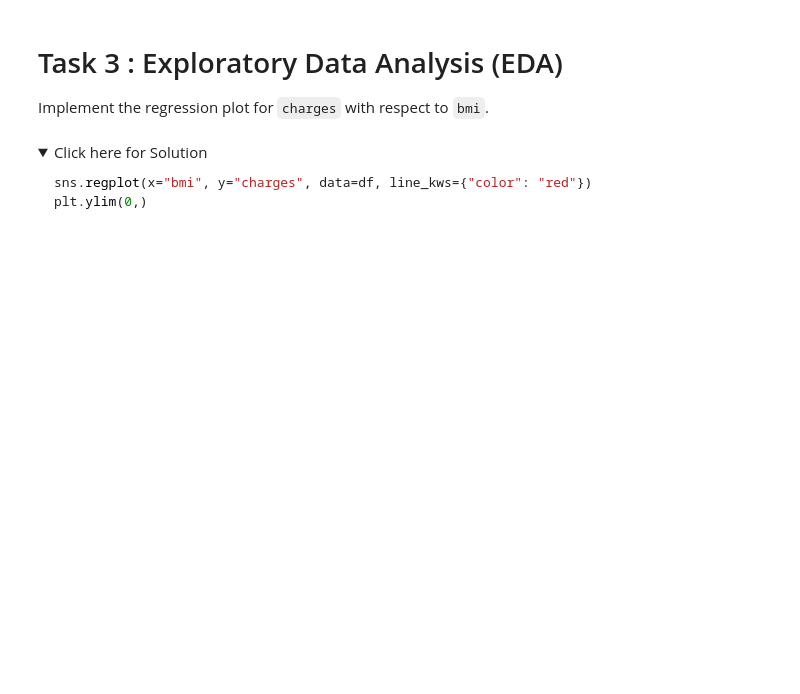
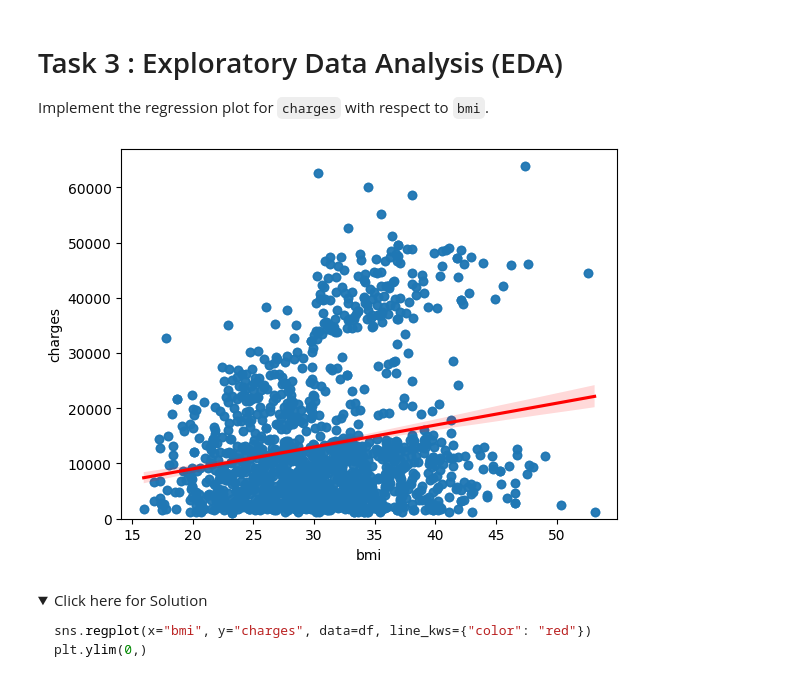
Before and after one commit to cronecoding/ibm_data_science, a Jupyter notebook: practice_project-mod5.ipynb, the cells around one changed output. Saved outputs shown, nothing was run; the diff lists cells and outputs as text; code cells hidden in the pictures; folded sections open; blank space fills up the shorter version.

```diff
--- a/practice_project-mod5.ipynb
+++ b/practice_project-mod5.ipynb
@@ -100,3 +113,6 @@ print(df.head(10))
 </details>
 # %% [markdown]
 Add the headers to the dataframe, as mentioned in the project scenario.
+# %%
+df.columns=['age','gender','bmi','children','smoker','region','charges']
+df.head()
@@ -112,6 +135,8 @@ df.columns = headers
 </details>
 # %% [markdown]
 Now, replace the '?' entries with 'NaN' values.
+# %%
+df.replace('?', np.nan, inplace=True)
 # %% [markdown]
 <details>
     <summary>Click here for Solution</summary>
@@ -141,3 +183,15 @@ Handle missing data:
 - For categorical attributes (e.g., smoker), replace missing values with the most frequent value.
 - Update the data types of the respective columns.
 - Verify the update using `df.info()`.
+# %%
+df['age']=pd.to_numeric(df['age'],errors='coerce')
+mean_age=df['age'].mean()
+df['age']=df['age'].fillna(mean_age)
+df['age']=round(df['age'].astype(int),2)
+
+df['smoker']=pd.to_numeric(df['smoker'])
+mode_smoker=df['smoker'].value_counts().idxmax()
+df['smoker']=df['smoker'].fillna(mode_smoker)
+df['smoker']=df['smoker'].astype(int)
+
+df.info()
@@ -163,3 +232,6 @@ print(df.info())
 </details>
 # %% [markdown]
 Also note, that the `charges` column has values which are more than 2 decimal places long. Update the `charges` column such that all values are rounded to nearest 2 decimal places. Verify conversion by printing the first 5 values of the updated dataframe.
+# %%
+df['charges']=round(df['charges'],2)
+df.head()
@@ -176,6 +255,12 @@ print(df.head())
 # Task 3 : Exploratory Data Analysis (EDA)
 
 Implement the regression plot for `charges` with respect to `bmi`.
+# %%
+sns.regplot(data=df,y='charges', x='bmi',line_kws={'color':'red'})
+plt.ylim(0)
+plt.show()
+# %% [output]
+[figure, added]
 # %% [markdown]
 <details>
     <summary>Click here for Solution</summary>
```
Also changed, not shown: parts of 12 cells of this notebook.
